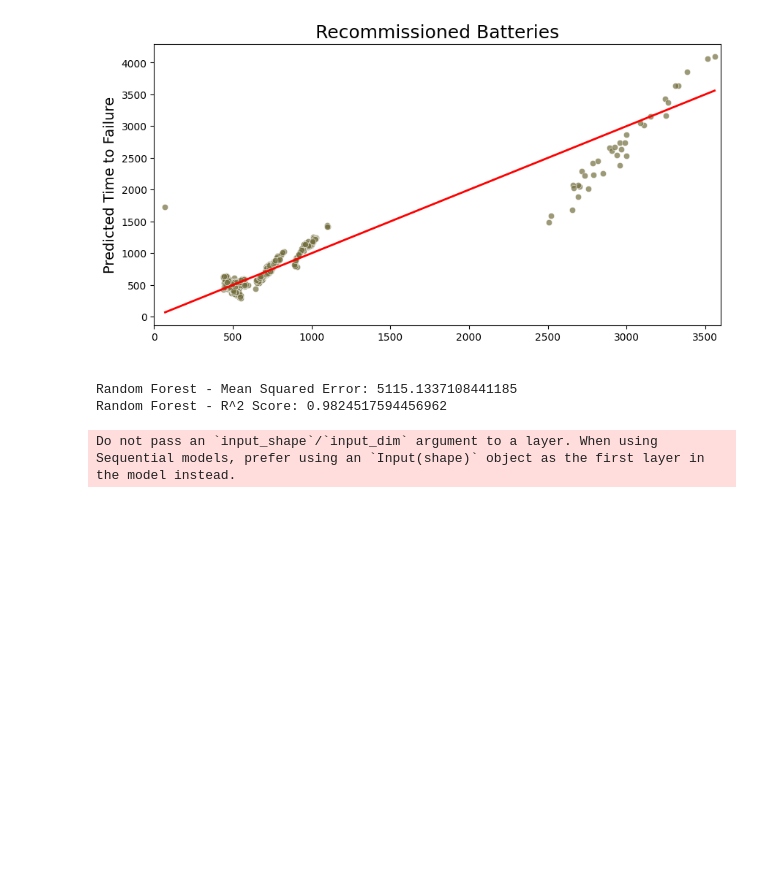
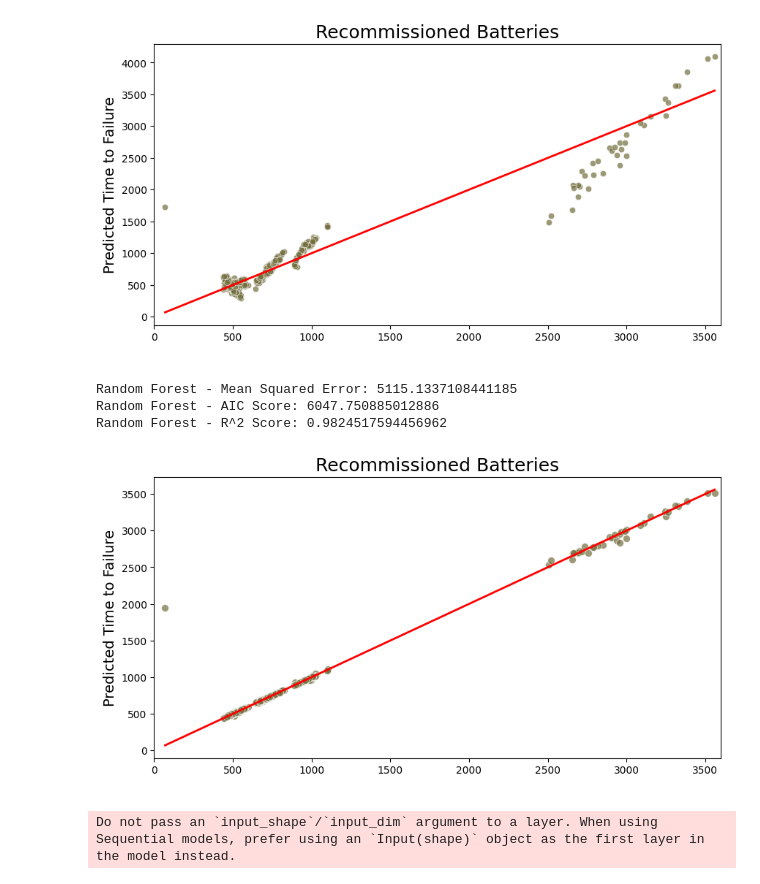
Before and after one commit to AI-Enthusiast/18650-Accelerated-Battery-Life-Testing, a Jupyter notebook: recommissioned_machine_learning.ipynb, the cells around one changed output. Drawn from its saved outputs; the diff is of its cells as text; code cells hidden in the pictures; blank space fills up the shorter version.

Commit message:
more visualizations

```diff
--- a/recommissioned_machine_learning.ipynb
+++ b/recommissioned_machine_learning.ipynb
@@ -249,8 +249,29 @@ y_pred_rf = rf_model.predict(X_test)
 #evaluation
 mse_rf = mean_squared_error(y_test, y_pred_rf)
 r2_rf = r2_score(y_test, y_pred_rf)
+n = len(y_test)
+rss = np.sum((y_test-y_pred_rf)**2)
+k = X_train.shape[1] + 1
+aic_rf = n * np.log(rss / n) +2 * k
 print(f'Random Forest - Mean Squared Error: {mse_rf}')
+print(f'Random Forest - AIC Score: {aic_rf}')
 print(f'Random Forest - R^2 Score: {r2_rf}')
 # %% [output]
 Random Forest - Mean Squared Error: 5115.1337108441185
+Random Forest - AIC Score: 6047.750885012886
 Random Forest - R^2 Score: 0.9824517594456962
+# %%
+
+plt.figure(figsize=(10,5))
+sns.scatterplot(x=y_test,y=y_pred_rf, color='#736e3e',alpha=0.7,s=50)
+plt.plot([y_test.min(), y_test.max()], [y_test.min(), y_test.max()], color='red', linewidth=2)
+# Plot details
+plt.xlabel(' ')
+plt.ylabel('Predicted Time to Failure',fontsize=14)
+plt.title('Recommissioned Batteries',fontsize = 18)
+plt.xlim(0,3600)
+
+# Show plot
+plt.show()
+# %% [output]
+[figure, added]
```
Also changed, not shown: parts of 1 cell of this notebook, 2 other files.
